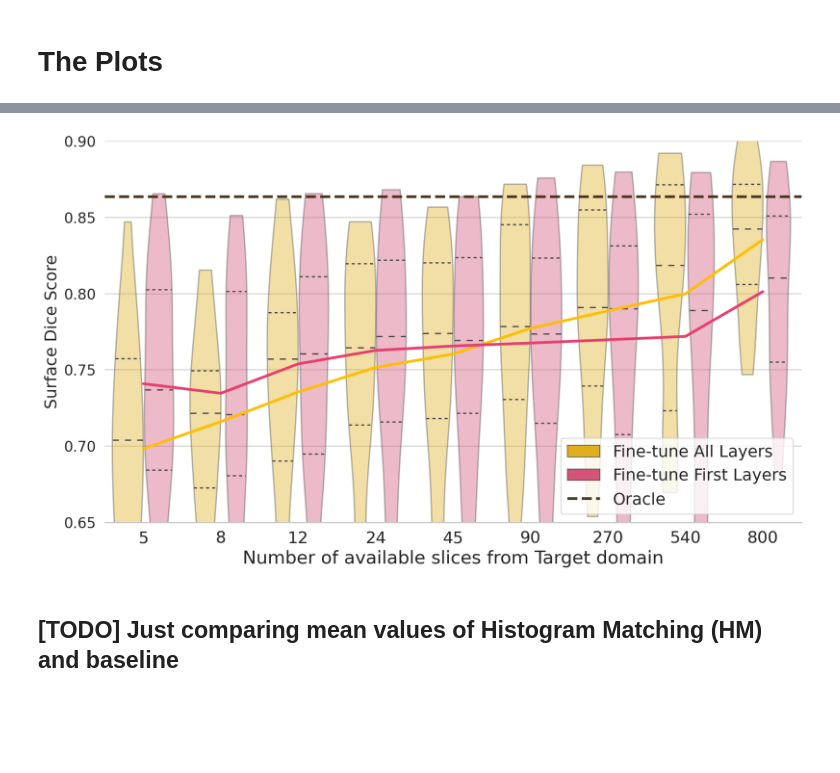
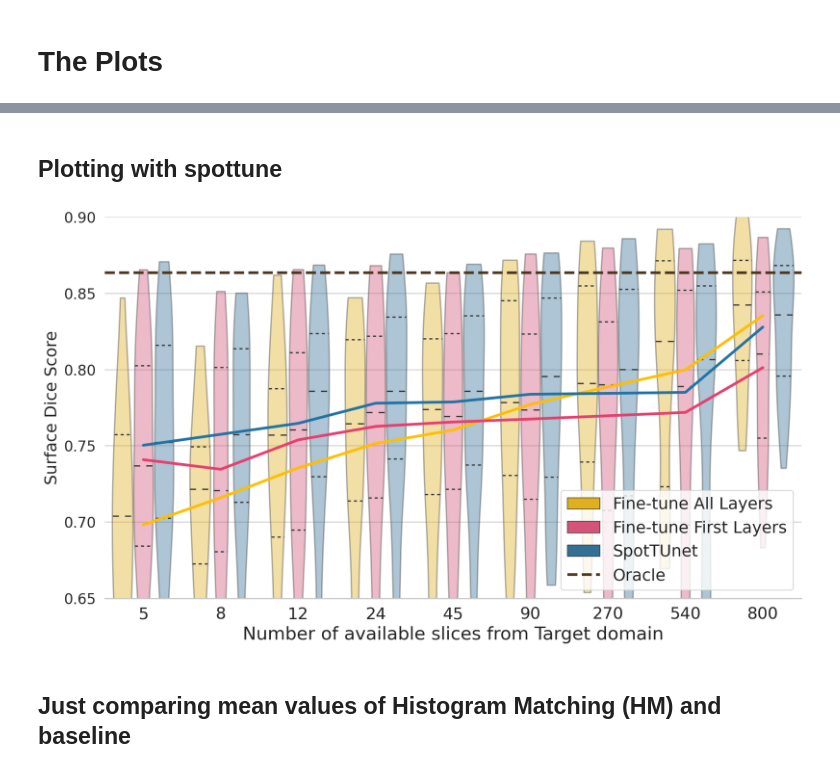
Before and after one commit to neuro-ml/domain_shift_anatomy, a Jupyter notebook: notebooks/results/spottune_performance.ipynb, the cells around one changed output, grey strips where cells are left out. Saved outputs shown, nothing was run; the diff lists cells and outputs as text; code cells hidden in the pictures; blank space fills up the shorter version.

Commit message:
FEAT: update spottune performance notebook

```diff
--- a/notebooks/results/spottune_performance.ipynb
+++ b/notebooks/results/spottune_performance.ipynb
@@ -169,0 +228,2 @@ plt.show()
+# %% [markdown]
+## Plotting with spottune
@@ -170,9 +236,31 @@ plt.show()
 # %%
-# remove validation:
-n_first_val = 5
-d_means = {n: {e: [np.mean(arr) for arr in d[n][e]][n_first_val:] for e in exps} for n in groups}
-d_base_means = {n: {e: [np.mean(arr) for arr in d_base[n][e]][n_first_val:] for e in exps} for n in groups}
-d_oracle_means = {n: {e: [np.mean(arr) for arr in d_oracle[n][e]][n_first_val:] for e in exps} for n in groups}
+d_spottune_means = {n: {e: [np.mean(arr) for arr in d_spottune[n][e]] for e in exps_spottune} for n in groups}
+
+d_base_spottune = {n: {e: d_base[n][e][n_first_exclude:] for e in exps_spottune} for n in groups}
+d_oracle_spottune = {n: {e: d_oracle[n][e][n_first_exclude:] for e in exps_spottune} for n in groups}
+
+d_base_means = {n: {e: [np.mean(arr) for arr in d_base_spottune[n][e]] for e in exps_spottune}
+                for n in groups}
+d_oracle_means = {n: {e: [np.mean(arr) for arr in d_oracle_spottune[n][e]] for e in exps_spottune}
+                  for n in groups}
+# %%
+d_spottune_rel = {n:
+                    {e:
+                        [(s1 - s2) / (s3 - s2) for s1, s2, s3 in
+                         zip(d_spottune[n][e], d_base_spottune[n][e], d_oracle_spottune[n][e])]
+                        for e in exps_spottune
+                    }
+                    for n in groups
+                }
+# %%
+d_spottune_rel_means = {n:
+                            {e:
+                                [(s1 - s2) / (s3 - s2) for s1, s2, s3 in
+                                 zip(d_spottune_means[n][e], d_base_means[n][e], d_oracle_means[n][e])]
+                                for e in exps_spottune
+                            }
+                            for n in groups
+                        }
 # %%
 # test separate validations:
 # select_val = 5
@@ -185,11 +273,11 @@ d_oracle_means = {n: {e: [np.mean(arr) for arr in d_oracle[n][e]][n_first_val:]
 df_to_vis = []
 i = 0
 for n in groups:
-    sdict = d_means[n]
-    for e in exps:
+    sdict = d_spottune_means[n]
+    for e in exps_spottune:
         arr = sdict[e]
         for sdsc in arr:
-            df_to_vis.append({'id': i, 'n_data': n2label[n], 'sdsc': sdsc, 'exp': exp2label[e]})
+            df_to_vis.append({'id': i, 'n_data': n2label[n], 'sdsc': sdsc, 'exp': exp2label_spottune[e]})
             i += 1
 df_to_vis = pd.DataFrame.from_records(df_to_vis, index='id')
 # %%
@@ -199,7 +287,7 @@ sns.set(style="whitegrid", palette="pastel", color_codes=True);
 fig, ax = plt.subplots(figsize=(12, 7), dpi=150)
 
 sns.violinplot(x='n_data', y='sdsc', hue='exp', inner='quart', data=df_to_vis, cut=0,
-               palette={e: c for e, c in zip(exp2label.values(), exp2color.values())})
+               palette={e: c for e, c in zip(exp2label_spottune.values(), exp2color.values())})
 sns.despine(left=True)
 
 plt.setp(ax.collections, alpha=.4)
@@ -208,36 +296,36 @@ plt.ylim((0.65, 0.9))
 
 # plt.ylabel('delta (transfering) / delta (oracle)', fontsize=18)
 ax = plt.gca()
 ax.set_ylabel('Surface Dice Score', fontsize=18)
 
 # plt.xlabel('# of images to train on', fontsize=20)
 ax.set_xlabel('Number of available slices from Target domain', fontsize=20)
 plt.xticks(fontsize=18)
 plt.yticks(fontsize=16)
 
-for e in exps:
-    arr = np.array([np.mean(d_means[n][e]) for n in groups])
+for e in exps_spottune:
+    arr = np.array([np.mean(d_spottune_means[n][e]) for n in groups])
     plt.plot(np.arange(len(groups)), arr, color=exp2color[e], linewidth=3)
 
 global_mean_b = np.mean(d_base_means['1']['posttrain'])
 global_mean_o = np.mean(d_oracle_means['1']['posttrain'])
 # plt.plot(np.arange(len(groups)), [global_mean_b] * len(groups), color='black', linewidth=5)
 # plt.plot(np.arange(len(groups)), [global_mean_o] * len(groups), color='black', linewidth=2, linestyle='--')
 
 plt.hlines(global_mean_o, -0.5, len(groups), colors='#4E3822', linestyle='--', linewidth=3)
 plt.xlim((-0.5, len(groups) - 0.5))
 
 handles, labels = ax.get_legend_handles_labels()
 line_oracle = Line2D([0], [0], color='#4E3822', linewidth=3, linestyle='--', label='Oracle')
 handles.append(line_oracle)
 plt.legend(handles=handles, loc='lower right', fontsize=18)
 
 # plt.xticks(ticks=np.arange(len(d)), labels=list(n2folder.keys()))
 
 plt.tight_layout()
 plt.show()
 # %% [output]
-[figure, old version]
+[figure, new version]
 # %% [markdown]
-## [TODO] Just comparing mean values of Histogram Matching (HM) and baseline
+## Just comparing mean values of Histogram Matching (HM) and baseline
 # %%
```
Also changed, not shown: parts of 23 cells of this notebook.
